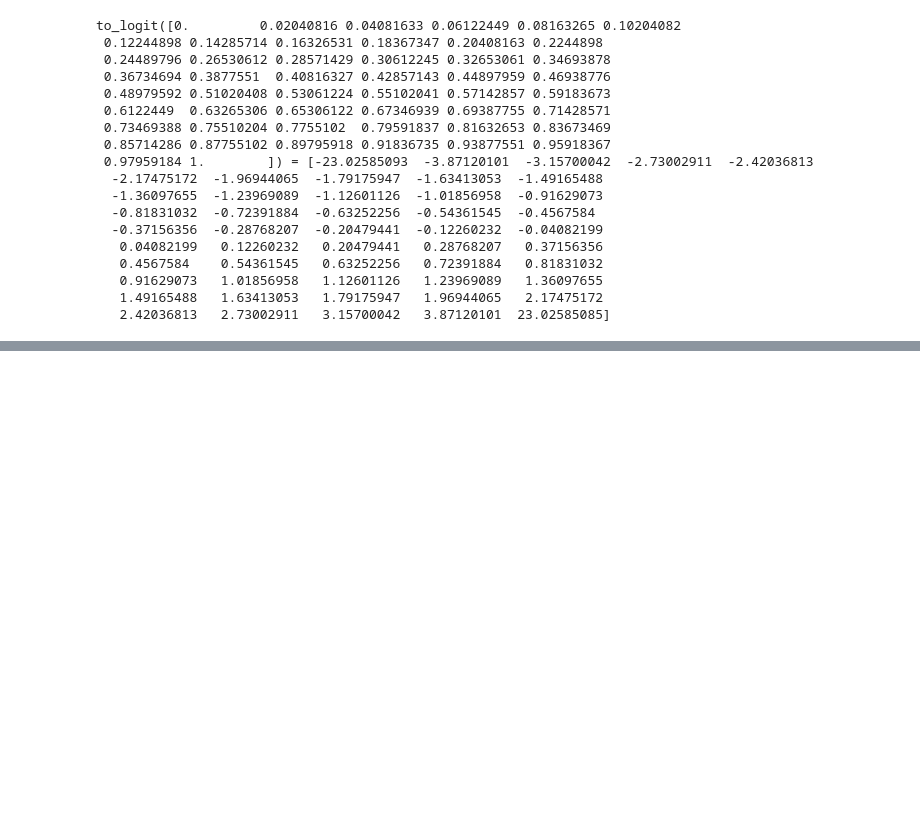
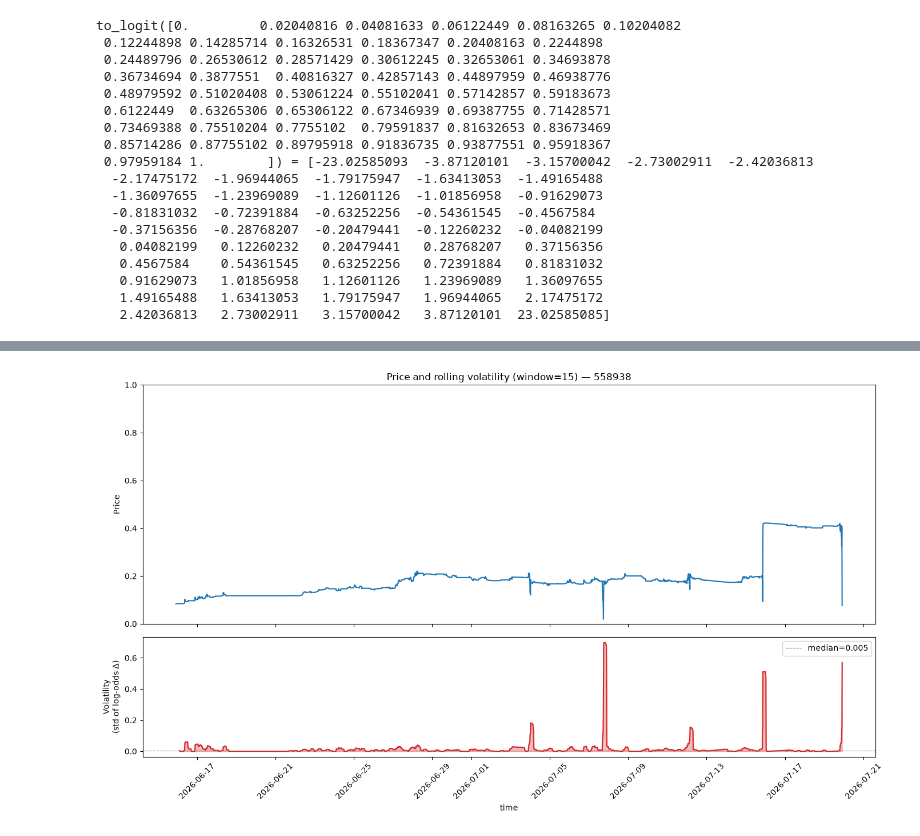
Before and after one commit to BenRodriguez1029/PredictionMarket, a Jupyter notebook: notebooks/m3.ipynb, the cells around one changed output, grey strips where cells are left out. Saved outputs shown, nothing was run; the diff lists cells and outputs as text; code cells hidden in the pictures; blank space fills up the shorter version.

```diff
--- a/notebooks/m3.ipynb
+++ b/notebooks/m3.ipynb
@@ -207,0 +225,6 @@ for mid in ids[:10]:
+# %%
+# one currently is will argentina win the world cup: you can see dips are: Playing cabo verde, playing and going down 0-2 to egypt, playing switzerland, playing england, and losing to spain respectively from left to right
+
+plot_volatility(one)
+# %% [output]
+[figure, added]
```
Also changed, not shown: parts of 21 cells of this notebook, 11 other files.
